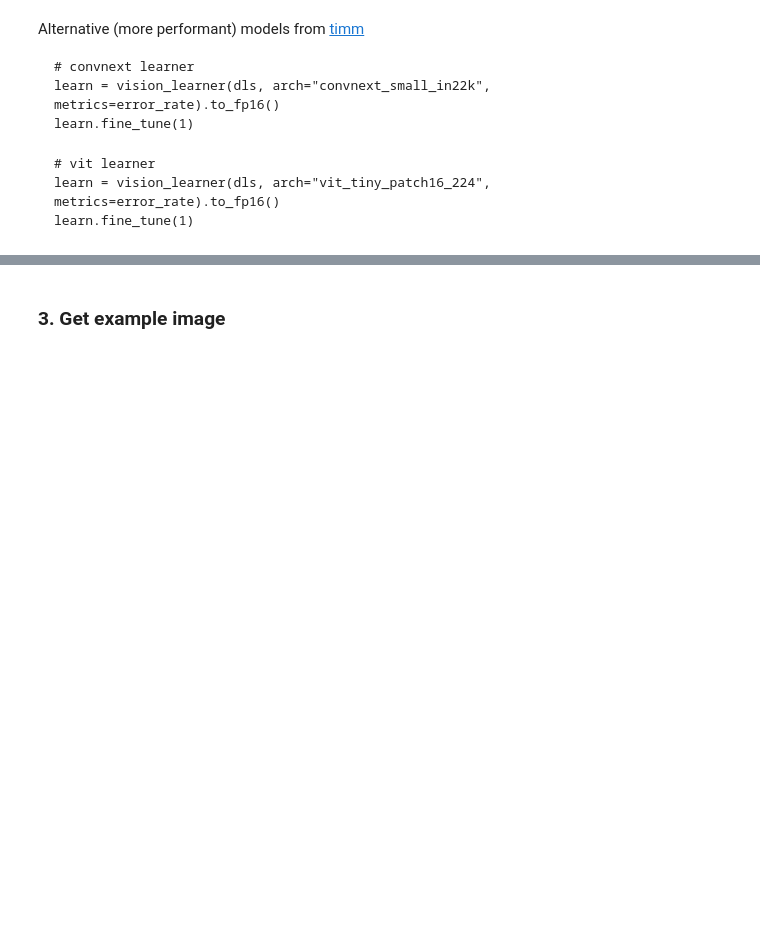
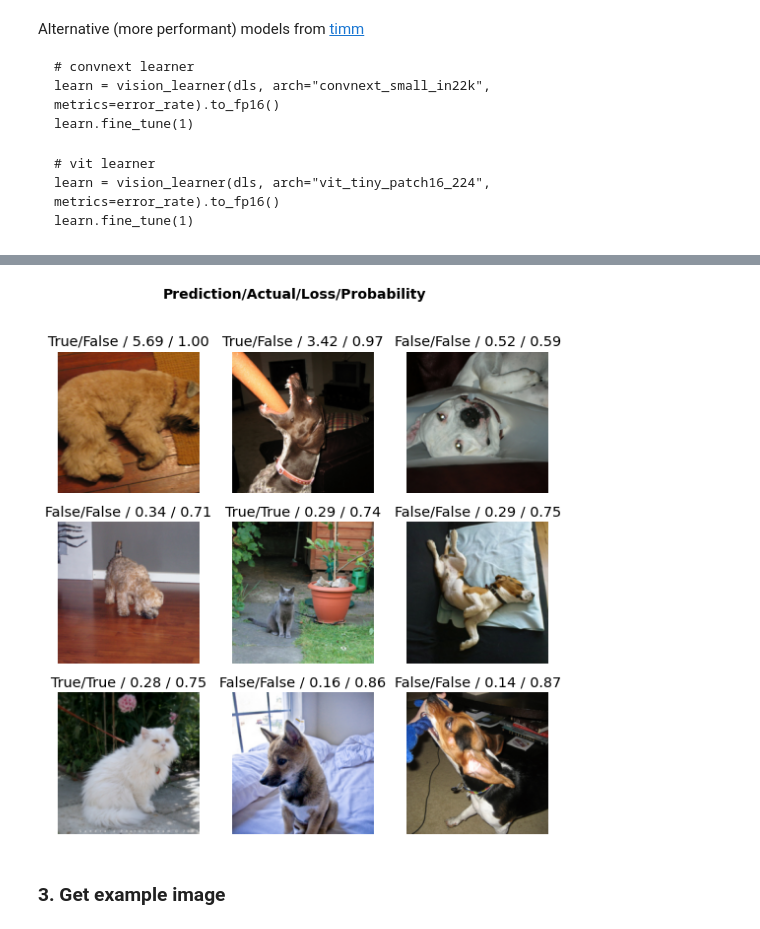
Before and after one commit to lukexyz/crystal-ball, a Jupyter notebook: nbs/01_inspector.ipynb, the cells around one changed output, grey strips where cells are left out. Saved outputs shown, nothing was run; the diff lists cells and outputs as text; code cells hidden in the pictures; blank space fills up the shorter version.

```diff
--- a/nbs/01_inspector.ipynb
+++ b/nbs/01_inspector.ipynb
@@ -93,0 +99,3 @@ learn.fine_tune(1)
+# %%
+interp.plot_top_losses(9, nrows=3)
+# %% [output]
@@ -94,3 +103,4 @@ learn.fine_tune(1)
+[figure, added]
 # %% [markdown]
 ### 3. Get example image
 # %%
```
Also changed, not shown: parts of 6 cells of this notebook.
